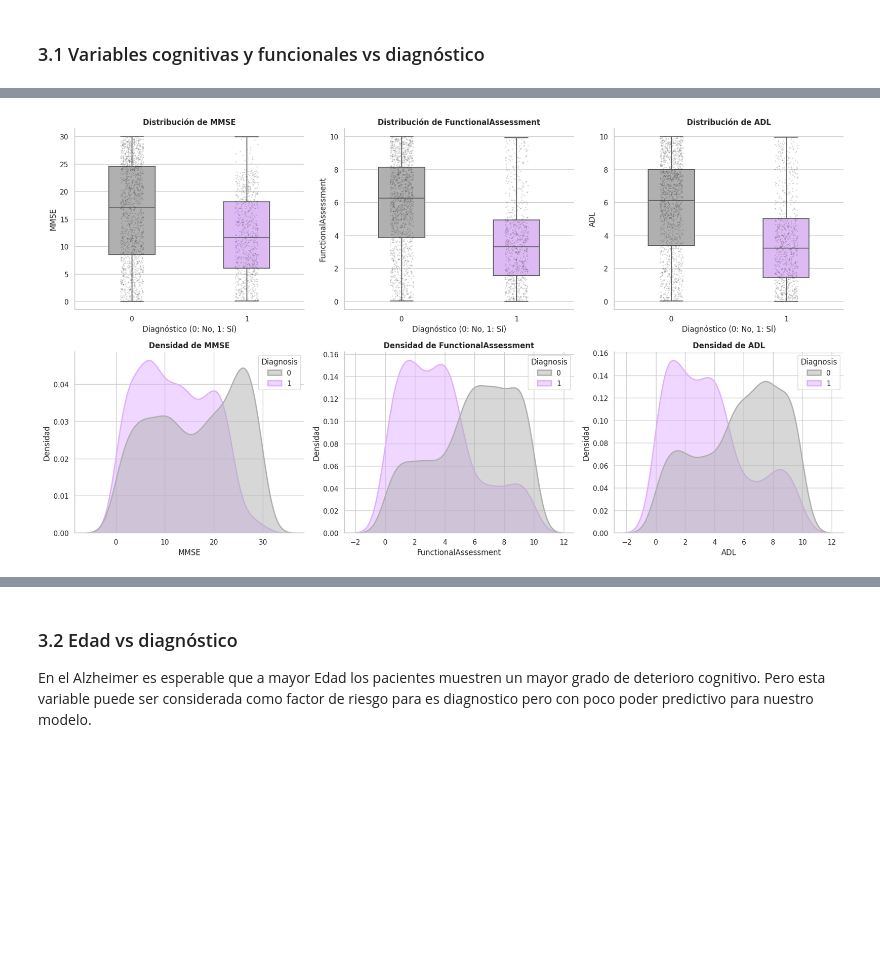
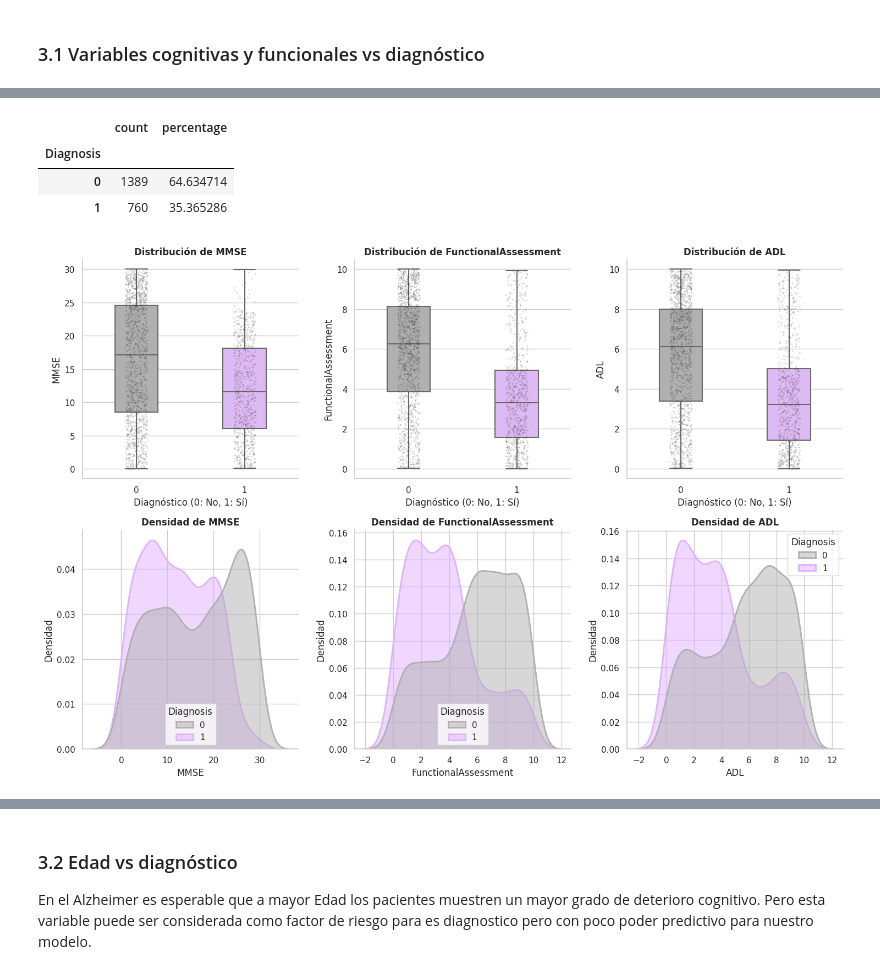
Before and after one commit to JGS89/alzheimer-risk-classification-ml, a Jupyter notebook: notebook/ml_alzheimer_classification.ipynb, the cells around one changed output, grey strips where cells are left out. Cells and saved outputs as stored; diff of their text form; code cells hidden in the pictures; blank space fills up the shorter version.

```diff
--- a/notebook/ml_alzheimer_classification.ipynb
+++ b/notebook/ml_alzheimer_classification.ipynb
@@ -233,66 +225,14 @@ df[variables_cognitivas].describe()
-# %%
-import matplotlib.pyplot as plt
-import seaborn as sns
-
-cognitive_features = ["MMSE", "FunctionalAssessment", "ADL"]
-
-# Configuración estética
-sns.set_theme(style="whitegrid")
-plt.rcParams['figure.dpi'] = 100
-palette_colors = {0: "#B0B0B0", 1: "#E0B0FF"}
-
-fig, axes = plt.subplots(2, 3, figsize=(18, 10))
-axes_flat = axes.flatten()
-
-for i, feature in enumerate(cognitive_features):
-    # Boxplots
-    sns.boxplot(
-        data=df,
-        x='Diagnosis',
-        y=feature,
-        hue='Diagnosis',
-        palette=palette_colors,
-        linewidth=1.5,
-        fliersize=0,
-        width=0.4,
-        dodge=False,
-        ax=axes_flat[i]
-    )
-    sns.stripplot(
-        data=df, x='Diagnosis', y=feature,
-        color=".2", alpha=0.2, size=2, jitter=True, ax=axes_flat[i]
-    )
-    axes_flat[i].set_title(f"Distribución de {feature}", fontsize=12, fontweight='bold')
-
-    # Manejo de leyenda para el boxplot
-    if axes_flat[i].get_legend():
-        axes_flat[i].get_legend().remove()
-
-    # KDE Plots
-    sns.kdeplot(
-        data=df,
-        x=feature,
-        hue="Diagnosis",
-        palette=palette_colors,
-        common_norm=False,
-        fill=True,
-        alpha=0.5,
-        linewidth=2,
-        ax=axes_flat[i+3]
-    )
-    axes_flat[i+3].set_title(f"Densidad de {feature}", fontsize=12, fontweight='bold')
-
-# Mejora de etiquetas y limpieza
-for n, ax in enumerate(axes_flat):
-    # Etiquetas de X solo para la fila de abajo o según el tipo de gráfico
-    if n < 3:
-        ax.set_xlabel("Diagnóstico (0: No, 1: Sí)")
-    else:
-        ax.set_xlabel(cognitive_features[n-3])
-        ax.set_ylabel("Densidad")
-
-sns.despine()
-plt.tight_layout()
-plt.show()
-# %% [output]
-[figure, removed]
+# %%
+# Conteo y distribución del target
+target_distribution = data_processing.analyze_target_distribution(df)
+display(target_distribution)
+# %% [output]
+|  | count | percentage |
+| Diagnosis |  |  |
+| 0 | 1389 | 64.634714 |
+| 1 | 760 | 35.365286 |
+# %%
+cognitive_features = ["MMSE", "FunctionalAssessment", "ADL"]
+plotting.plot_cognitive_features(df, cognitive_features)
+# %% [output]
+[figure, added]
```
Also changed, not shown: parts of 65 cells of this notebook, 8 other files.
